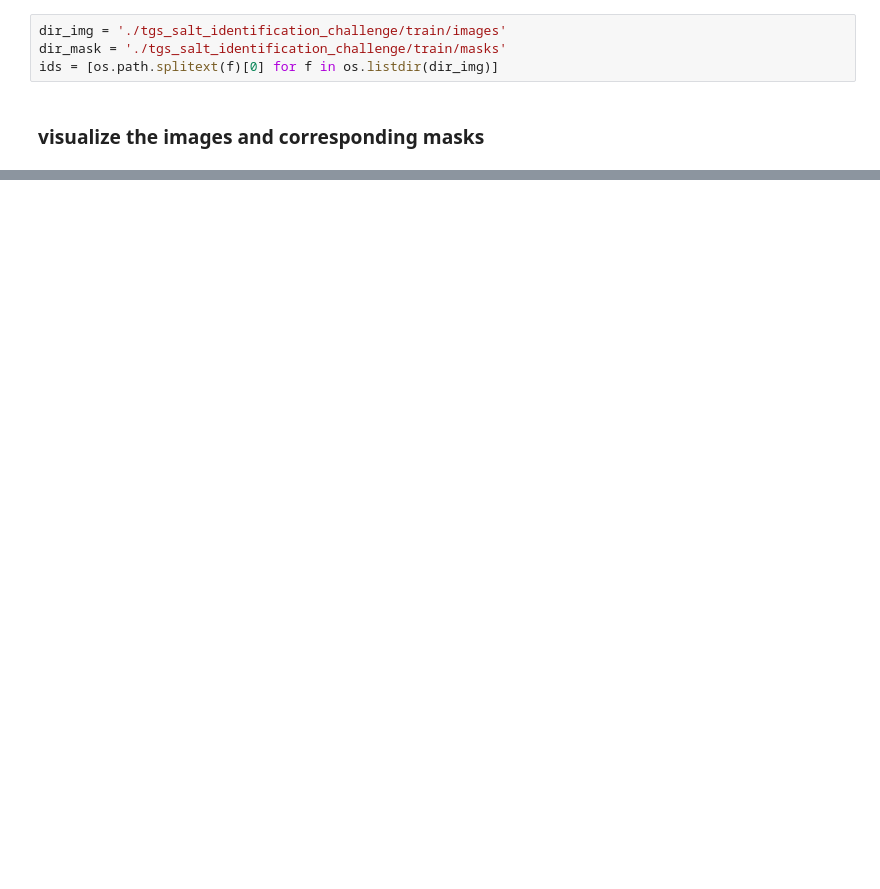
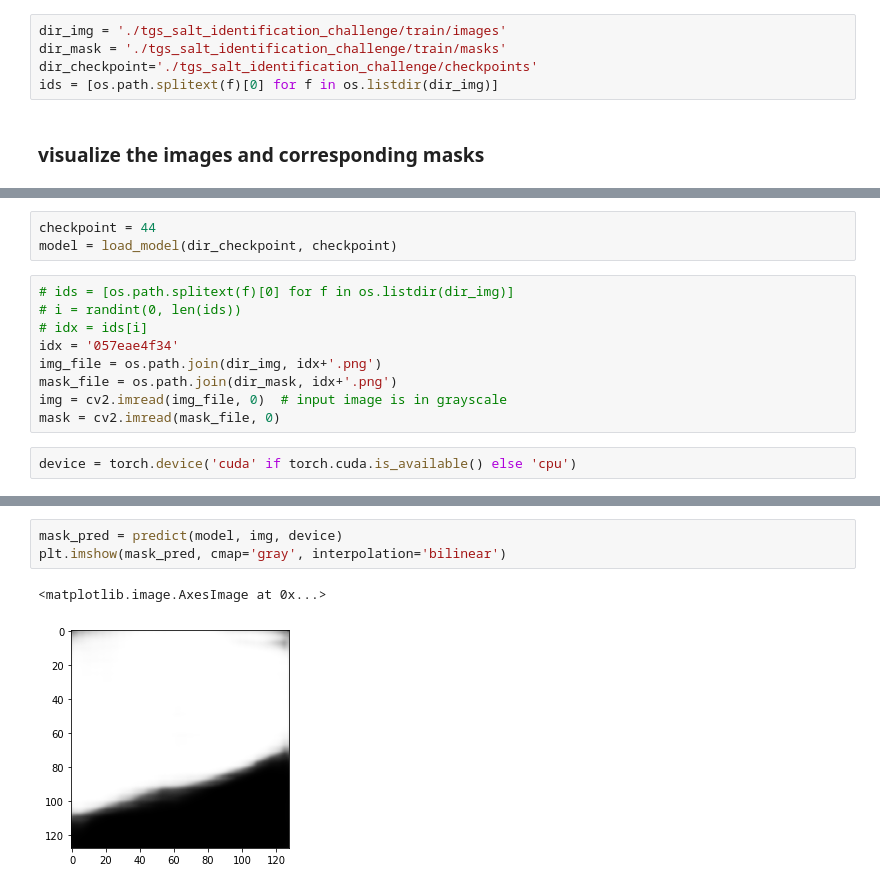
Before and after one commit to liyu10000/playboy, a Jupyter notebook: python/project_unet/visualize.ipynb, the cells around one changed output, grey strips where cells are left out. Cells and saved outputs as stored; diff of their text form; blank space fills up the shorter version.

```diff
--- a/python/project_unet/visualize.ipynb
+++ b/python/project_unet/visualize.ipynb
@@ -8,6 +8,7 @@ import matplotlib.pyplot as plt
 # %%
 dir_img = './tgs_salt_identification_challenge/train/images'
 dir_mask = './tgs_salt_identification_challenge/train/masks'
+dir_checkpoint='./tgs_salt_identification_challenge/checkpoints'
 ids = [os.path.splitext(f)[0] for f in os.listdir(dir_img)]
 # %% [markdown]
 ### visualize the images and corresponding masks
@@ -52,0 +69,14 @@ if has_mask: # if salt
+# %%
+checkpoint = 44
+model = load_model(dir_checkpoint, checkpoint)
+# %%
+# ids = [os.path.splitext(f)[0] for f in os.listdir(dir_img)]
+# i = randint(0, len(ids))
+# idx = ids[i]
+idx = '057eae4f34'
+img_file = os.path.join(dir_img, idx+'.png')
+mask_file = os.path.join(dir_mask, idx+'.png')
+img = cv2.imread(img_file, 0)  # input image is in grayscale
+mask = cv2.imread(mask_file, 0)
+# %%
+device = torch.device('cuda' if torch.cuda.is_available() else 'cpu')
@@ -52,0 +104,6 @@ if has_mask: # if salt
+# %%
+mask_pred = predict(model, img, device)
+plt.imshow(mask_pred, cmap='gray', interpolation='bilinear')
+# %% [output]
+<matplotlib.image.AxesImage at 0x...>
+[figure, added]
```
Also changed, not shown: parts of 8 cells of this notebook, 2 other files.
